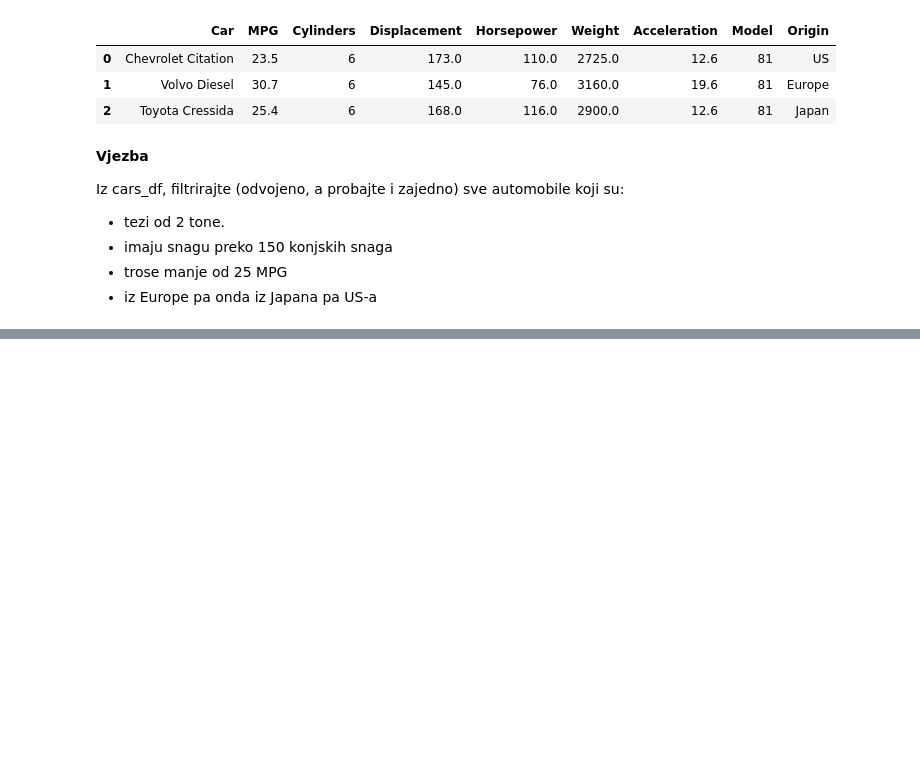
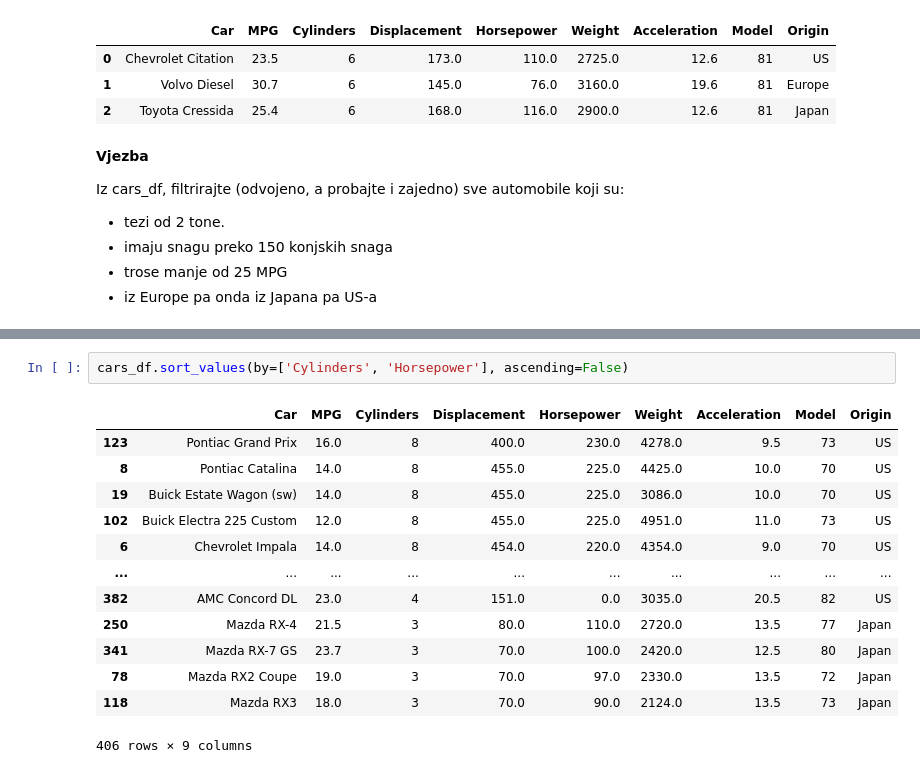
Before and after one commit to Josip996/pyds-ponavljanje, a Jupyter notebook: 3_vjezba_uvod_pandas.ipynb, the cells around one changed output, grey strips where cells are left out. Drawn from its saved outputs; the diff is of its cells as text; blank space fills up the shorter version.

```diff
--- a/3_vjezba_uvod_pandas.ipynb
+++ b/3_vjezba_uvod_pandas.ipynb
@@ -1054,0 +1081,16 @@ Iz cars_df, filtrirajte (odvojeno, a probajte i zajedno) sve automobile koji su:
+# %%
+cars_df.sort_values(by=['Cylinders', 'Horsepower'], ascending=False)
+# %% [output]
+|  | Car | MPG | Cylinders | Displacement | Horsepower | Weight | Acceleration | Model | Origin |
+| 123 | Pontiac Grand Prix | 16.0 | 8 | 400.0 | 230.0 | 4278.0 | 9.5 | 73 | US |
+| 8 | Pontiac Catalina | 14.0 | 8 | 455.0 | 225.0 | 4425.0 | 10.0 | 70 | US |
+| 19 | Buick Estate Wagon (sw) | 14.0 | 8 | 455.0 | 225.0 | 3086.0 | 10.0 | 70 | US |
+| 102 | Buick Electra 225 Custom | 12.0 | 8 | 455.0 | 225.0 | 4951.0 | 11.0 | 73 | US |
+| 6 | Chevrolet Impala | 14.0 | 8 | 454.0 | 220.0 | 4354.0 | 9.0 | 70 | US |
+| ... | ... | ... | ... | ... | ... | ... | ... | ... | ... |
+| 382 | AMC Concord DL | 23.0 | 4 | 151.0 | 0.0 | 3035.0 | 20.5 | 82 | US |
+| 250 | Mazda RX-4 | 21.5 | 3 | 80.0 | 110.0 | 2720.0 | 13.5 | 77 | Japan |
+| 341 | Mazda RX-7 GS | 23.7 | 3 | 70.0 | 100.0 | 2420.0 | 12.5 | 80 | Japan |
+| 78 | Mazda RX2 Coupe | 19.0 | 3 | 70.0 | 97.0 | 2330.0 | 13.5 | 72 | Japan |
+| 118 | Mazda RX3 | 18.0 | 3 | 70.0 | 90.0 | 2124.0 | 13.5 | 73 | Japan |
+406 rows × 9 columns
```
Also changed, not shown: parts of 13 cells of this notebook.
